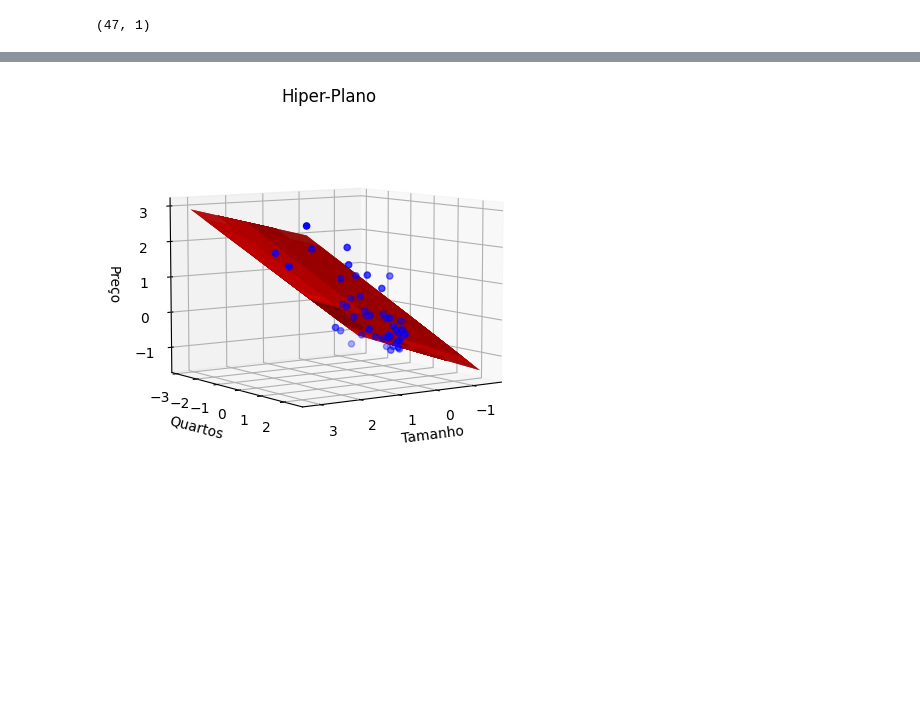
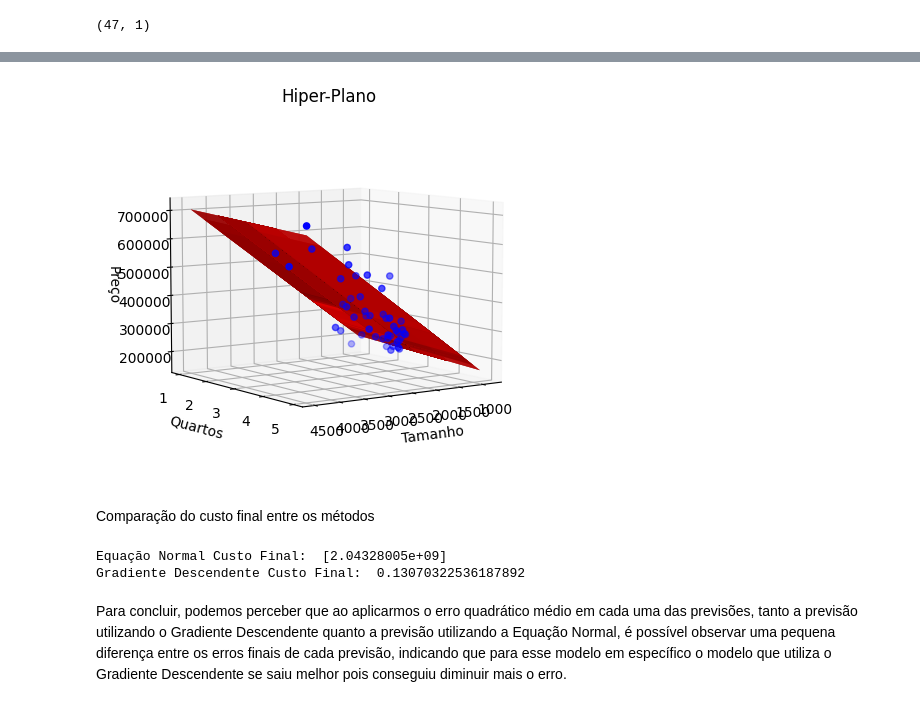
Before and after one commit to pedrosantos1403/CI-Algorithms, a Jupyter notebook: Linear Regression/Multiple Variables/LRMultipleVariables.ipynb, the cells around one changed output, grey strips where cells are left out. Saved outputs shown, nothing was run; the diff lists cells and outputs as text; code cells hidden in the pictures; blank space fills up the shorter version.

Commit message:
Linear Regression MV - adding methods comparison

```diff
--- a/Linear Regression/Multiple Variables/LRMultipleVariables.ipynb
+++ b/Linear Regression/Multiple Variables/LRMultipleVariables.ipynb
@@ -8,6 +8,7 @@ from mpl_toolkits.mplot3d import Axes3D
 import LinearRegressionMultipleVariables as lr
 # %%
 df = pd.read_csv("C:\\Users\\pedro\\OneDrive\\Documentos\\CEFETMG\\2023.2\\Inteligência Computacional\\CI-Algorithms\\Linear Regression\\Multiple Variables\\data2.txt", sep=",")
+df_aux = df.copy()
 df.head()
 # %% [output]
 |  | Tamanho | Quartos | Preco |
@@ -235,7 +233,7 @@ df.head()
 x0 = np.ones(len(x1), dtype=int)
 
 # Creating a DataFrame only with the features
-d = {'x0':x0, 'x1':x1, 'x2':x2}
+d = {'x0':x0, 'x1':df_aux['Tamanho'], 'x2':df_aux['Quartos']}
 dfx = pd.DataFrame(d)
 dfx.head()
 # %% [output]
@@ -346,6 +331,6 @@ df.head()
 # %%
 # Adjusting y vector's dimension
-d_temp = {'y':y}
+d_temp = {'y':df_aux['Preco']}
 dfy = pd.DataFrame(d_temp)
 y_vector = dfy.to_numpy()
 print(np.shape(y_vector))
@@ -381,25 +349,44 @@ prediction = teta_vector[0] + teta_vector[1] * xx + teta_vector[2] * yy
 # %%
 fig = plt.figure()
 ax = fig.add_subplot(111, projection='3d')
 
 # Adjusting Plot angles
 ax.view_init(elev=7, azim=55)
 
 # Plotting real data and regression values
-ax.scatter(x1, x2, y, label = 'Dados Reais', color = 'blue')
+ax.scatter(df_aux['Tamanho'], df_aux['Quartos'], df_aux['Preco'], label = 'Dados Reais', color = 'blue')
 
 # Plotting Linear Regression Hiper-Plane
-xx, yy = np.meshgrid(x1, x2)
-zz = teta_vector[0] + teta_vector[1] * xx + teta_vector[2] * yy
-ax.plot_surface(xx, yy, zz, alpha = 0.5, label = 'regression', color = 'red')
+x3, y3 = np.meshgrid(df_aux['Tamanho'], df_aux['Quartos'])
+
+# Calculating Linear Regression Result
+z3 = teta_vector[0] + teta_vector[1] * x3 + teta_vector[2] * y3
+ax.plot_surface(x3, y3, z3, alpha = 0.5, label = 'regression', color = 'red')
 
 # Axes Labels
 ax.set_xlabel('Tamanho')
 ax.set_ylabel('Quartos')
 ax.set_zlabel('Preço')
 ax.set_title('Hiper-Plano')
 
 # Show the plot
 plt.show()
 # %% [output]
-[figure, old version]
+[figure, new version]
+# %% [markdown]
+Comparação do custo final entre os métodos
+# %%
+# Utilizando os valores finas encontrados para b0, b1 e b2 para calcular o erro final do método Equação Normal
+custo_final_eq_normal = lr.cost(teta_vector[0], teta_vector[1], teta_vector[2], df_aux['Tamanho'], df_aux['Quartos'], df_aux['Preco'])
+print('Equação Normal Custo Final: ', custo_final_eq_normal)
+
+# Utilizando os valores finas encontrados para b0, b1 e b2 para calcular o erro final do método Gradiente Descendente
+custo_final_gradiente = lr.cost(b0, b1, b2, x1, x2, y)
+print('Gradiente Descendente Custo Final: ', custo_final_gradiente)
+# %% [output]
+Equação Normal Custo Final:  [2.04328005e+09]
+Gradiente Descendente Custo Final:  0.13070322536187892
+# %% [markdown]
+Para concluir, podemos perceber que ao aplicarmos o erro quadrático médio em cada uma das previsões, tanto a previsão utilizando o Gradiente Descendente
+quanto a previsão utilizando a Equação Normal, é possível observar uma pequena diferença entre os erros finais de cada previsão, indicando que para esse
+modelo em específico o modelo que utiliza o Gradiente Descendente se saiu melhor pois conseguiu diminuir mais o erro.
```
Also changed, not shown: parts of 13 cells of this notebook.
